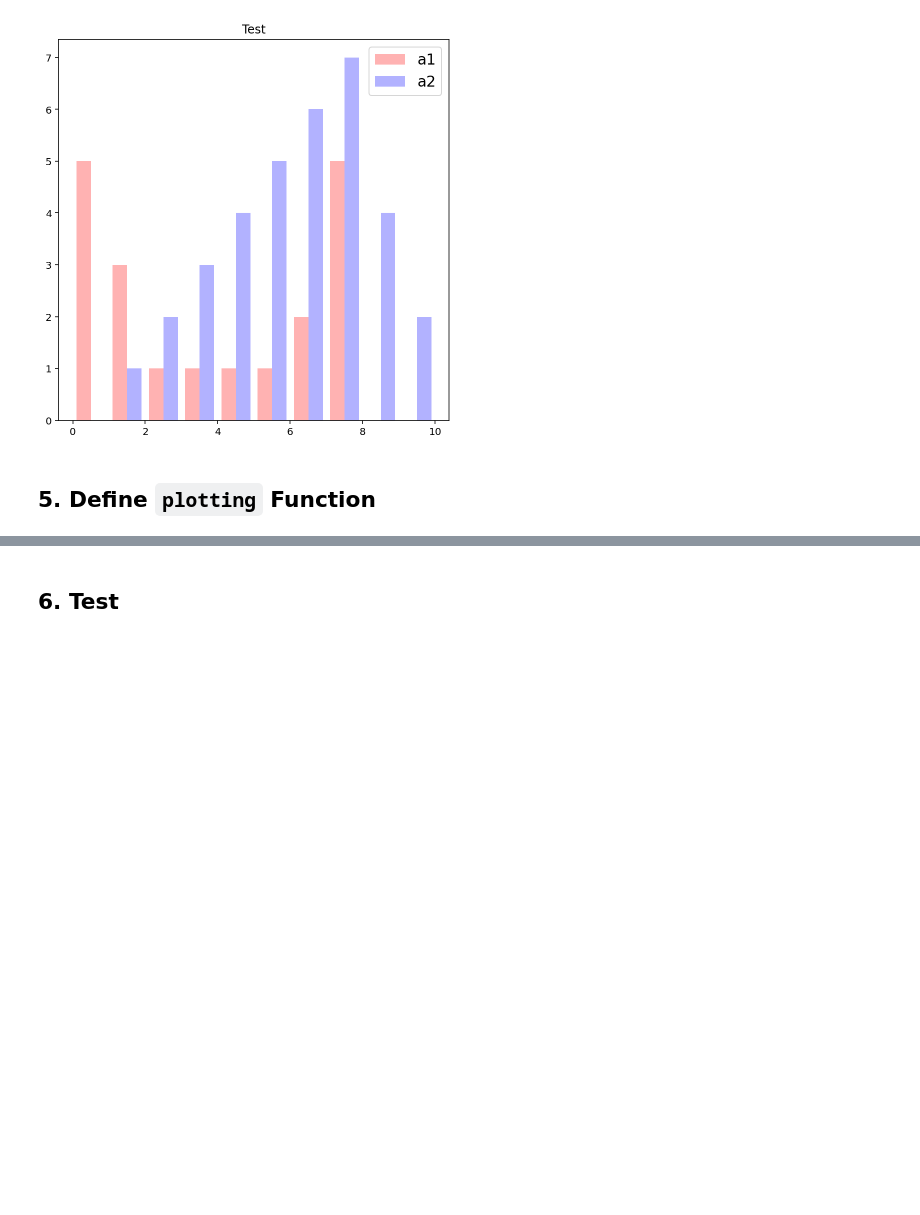
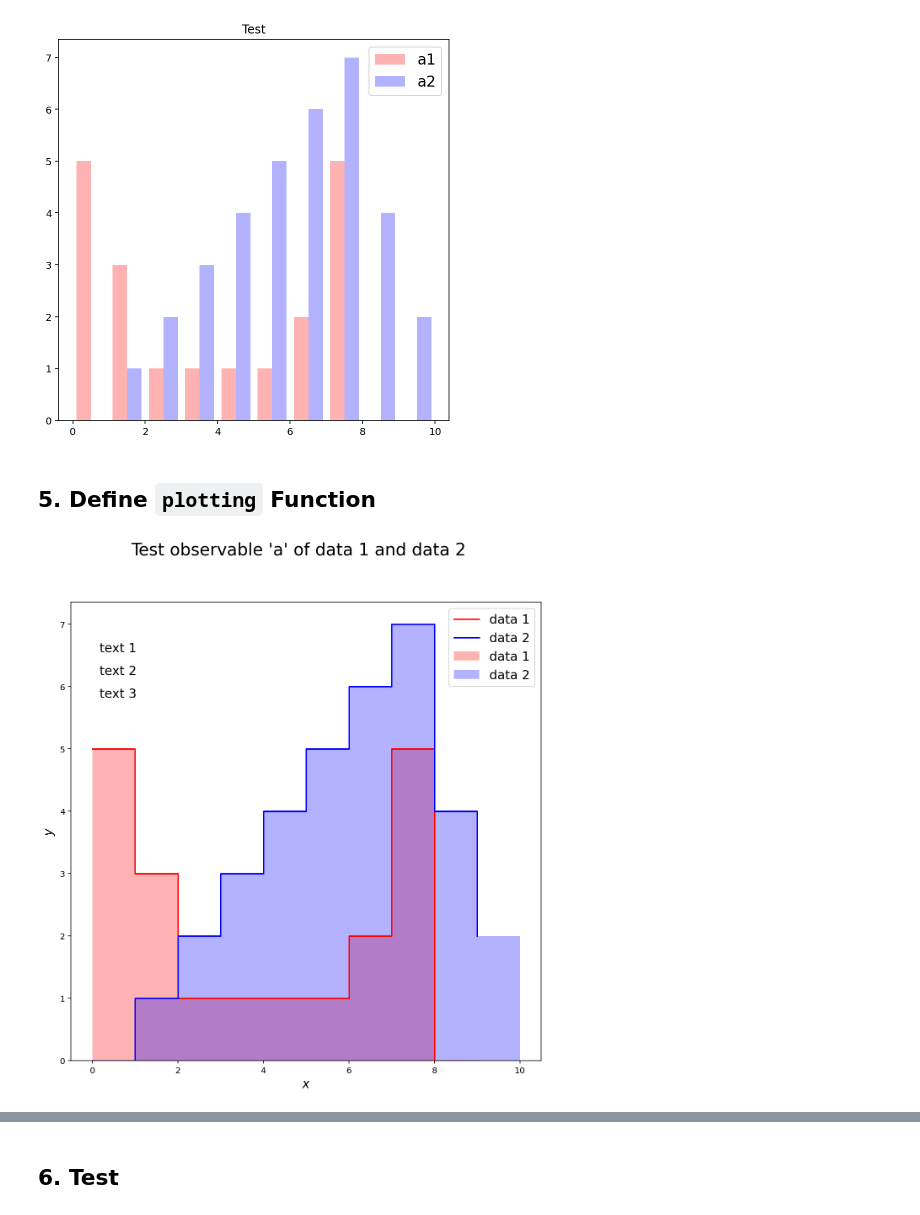
Before and after one commit to YW-Hsiao/svj_setting_master, a Jupyter notebook: test_plotting/test_2_histograms.ipynb, the cells around one changed output, grey strips where cells are left out. Saved outputs shown, nothing was run; the diff lists cells and outputs as text; code cells hidden in the pictures; blank space fills up the shorter version.

```diff
--- a/test_plotting/test_2_histograms.ipynb
+++ b/test_plotting/test_2_histograms.ipynb
@@ -171,7 +171,7 @@ binning = np.linspace(0, 10, 11)
 # 3. plot
 for i, data in enumerate(dataset):
     ax.hist(data[obs], bins=binning, color=data_color[i], label=data_label[i], alpha=0.3)
-    hist, bins = np.histogram(data[obs].to_numpy(), bins=binning)
+    hist, bins = np.histogram(data[obs].to_numpy(), bins=binning, weights=None)
     ax.step(bins[:-1], hist, where='post', color=data_color[i], label=data_label[i])
 
 # 4. customize plot
@@ -210,0 +252,7 @@ plt.show()
+# %%
+plotting('a', [df_1, df_2], np.linspace(0, 10, 11),
+         ['red', 'blue'], ['data 1', 'data 2'],
+         suptitle="Test observable 'a' of data 1 and data 2",
+         text=['text 1', 'text 2', 'text 3'])
+# %% [output]
+[figure, added]
```
Also changed, not shown: parts of 4 cells of this notebook, 1 other file.
